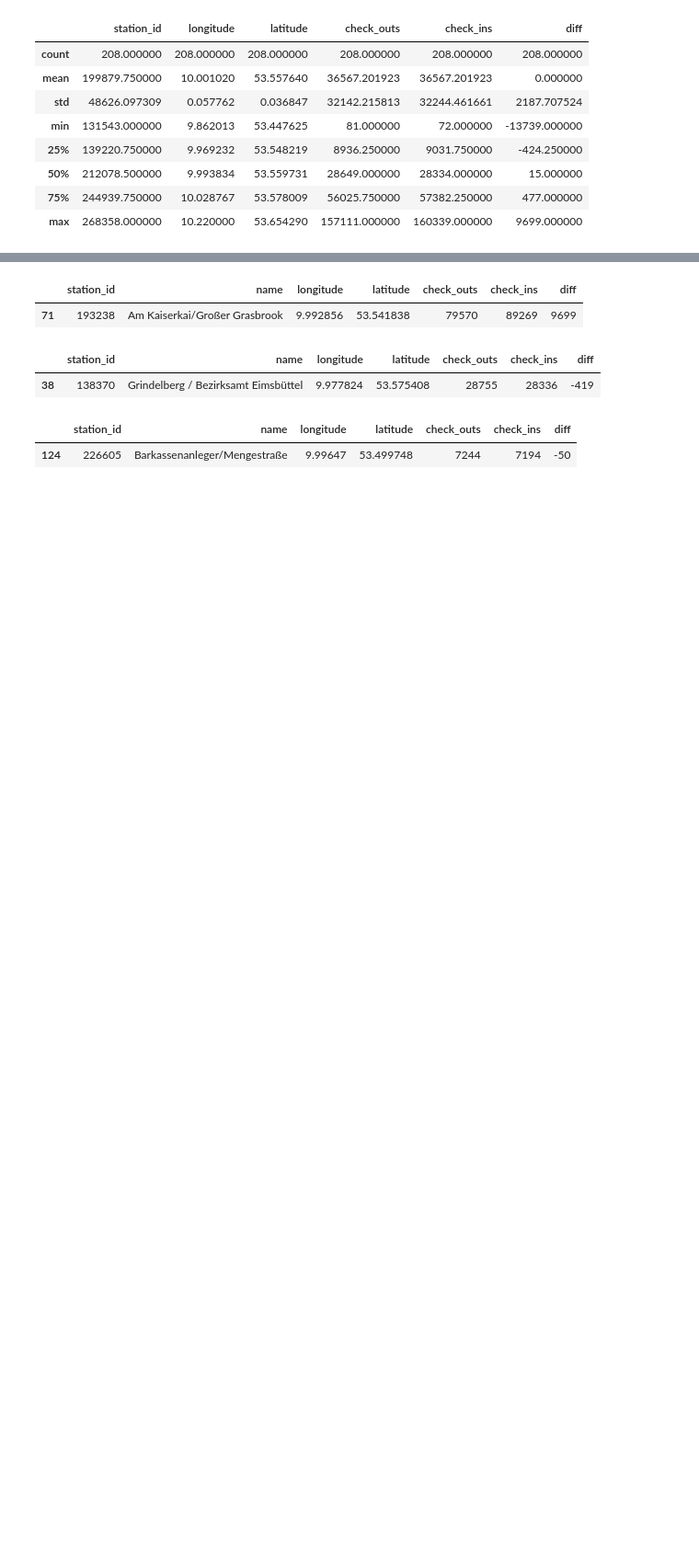
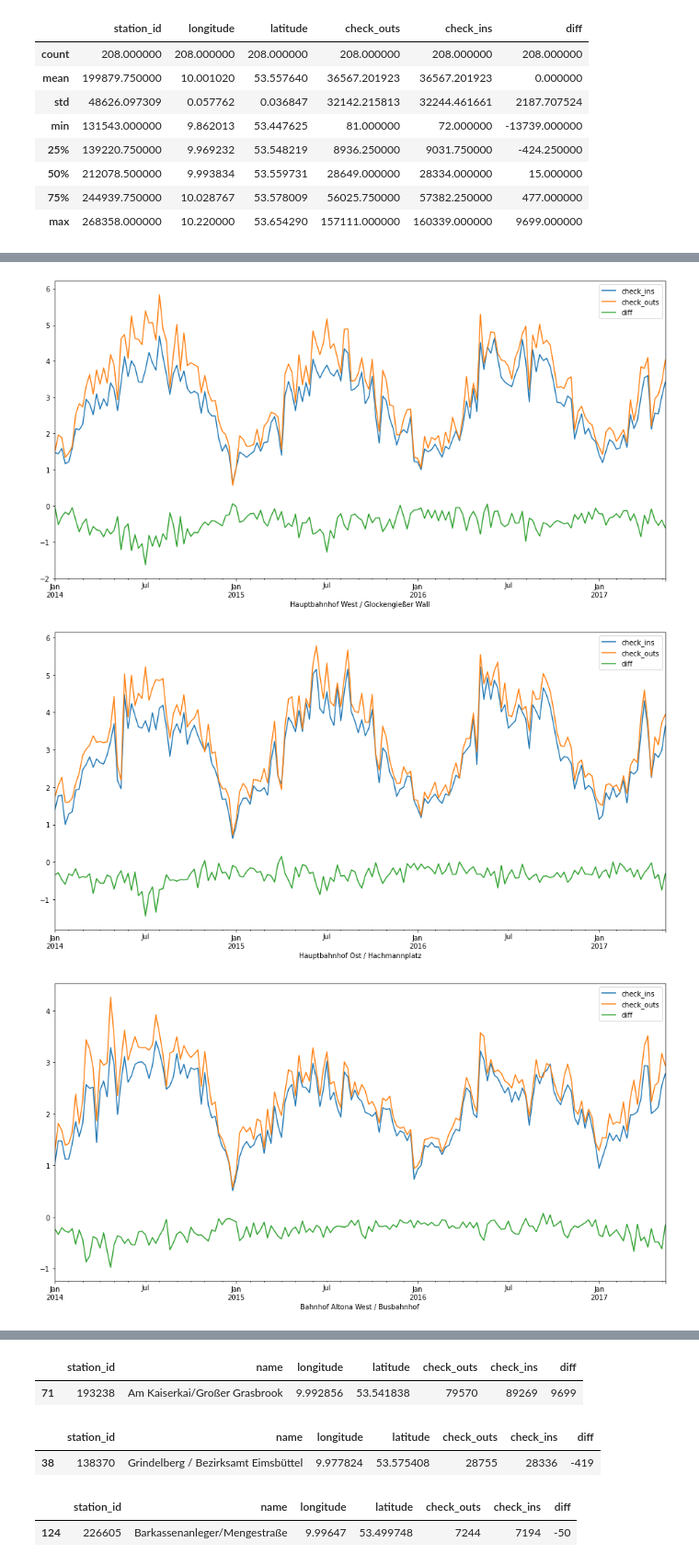
Before and after one commit to dorotheelaugwitz/master-thesis, a Jupyter notebook: analysis_stations.ipynb, the cells around one changed output, grey strips where cells are left out. Shown at 92% size. Saved outputs shown, nothing was run; the diff lists cells and outputs as text; code cells hidden in the pictures; blank space fills up the shorter version.

Commit message:
Cleanup stations analysis notebook

```diff
--- a/analysis_stations.ipynb
+++ b/analysis_stations.ipynb
@@ -307,0 +156,13 @@ stations_count.sort_values(by="diff")
+# %%
+start_count = trips.value_counts(subset=["start_station_id"]).to_frame()
+start_count.rename(columns={0: "check_outs"}, inplace=True)
+
+end_count = trips.value_counts(subset=["end_station_id"]).to_frame()
+end_count.rename(columns={0: "check_ins"}, inplace=True)
+
+stations_count = stations.merge(start_count, left_on="station_id", right_index=True, sort=False)
+stations_count = stations_count.merge(end_count, left_on="station_id", right_index=True, sort=False)
+stations_count["diff"] = stations_count.apply(lambda x: x["check_ins"] - x["check_outs"], axis=1)
+stations_count = stations_count.sort_values(by="diff", ascending=True)
+
+stations_count
@@ -319,0 +285,14 @@ stations_count.describe()
+# %%
+grouped_by_station = trips_per_hour.groupby("station_name")
+# %%
+lowest_diff = stations_count.head(5)
+
+for station_name in lowest_diff.name:
+    tmp = grouped_by_station.get_group(station_name).resample("W").agg("mean")
+    ax = tmp.iloc[:-1][["check_ins", "check_outs", "diff"]].plot.line()
+    ax.set_xlabel(station_name)
+    plt.show()
+# %% [output]
+[figure, added]
+[figure, added]
+[figure, added]
```
Also changed, not shown: parts of 160 cells of this notebook, 10 other files.
